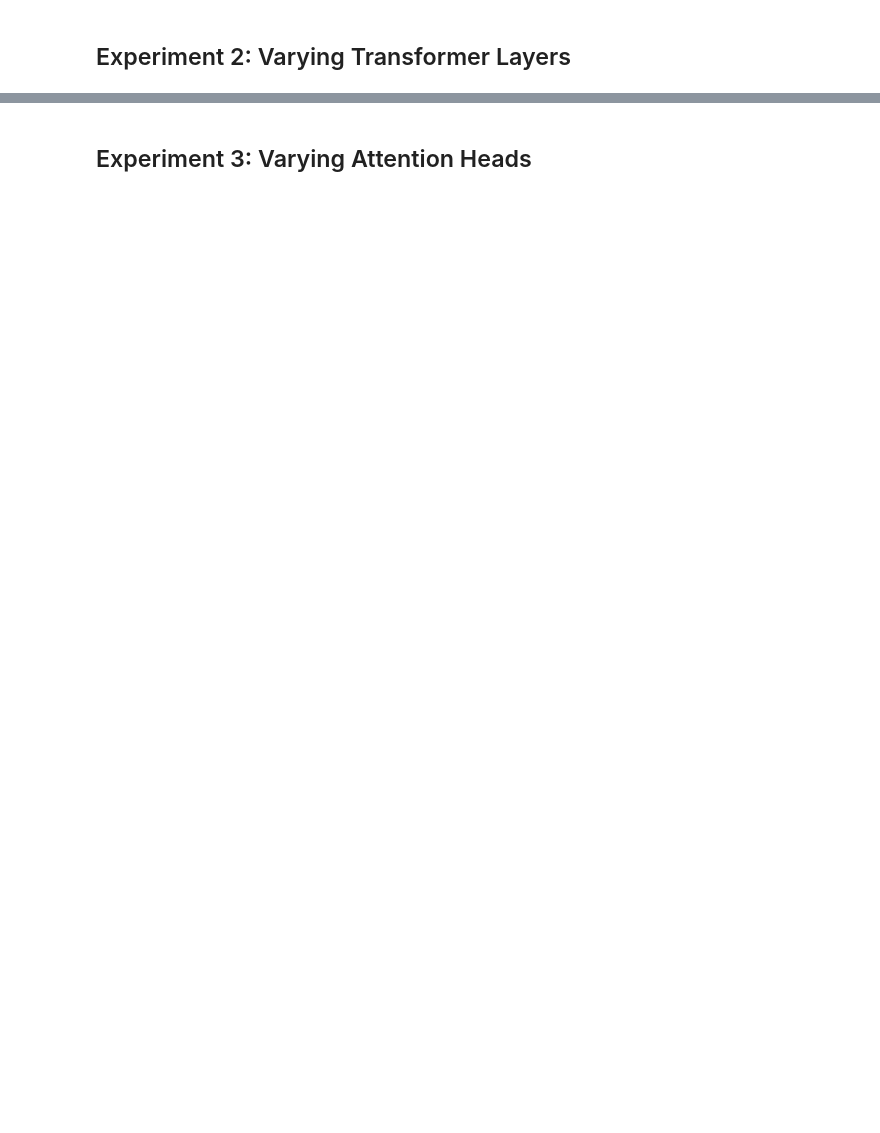
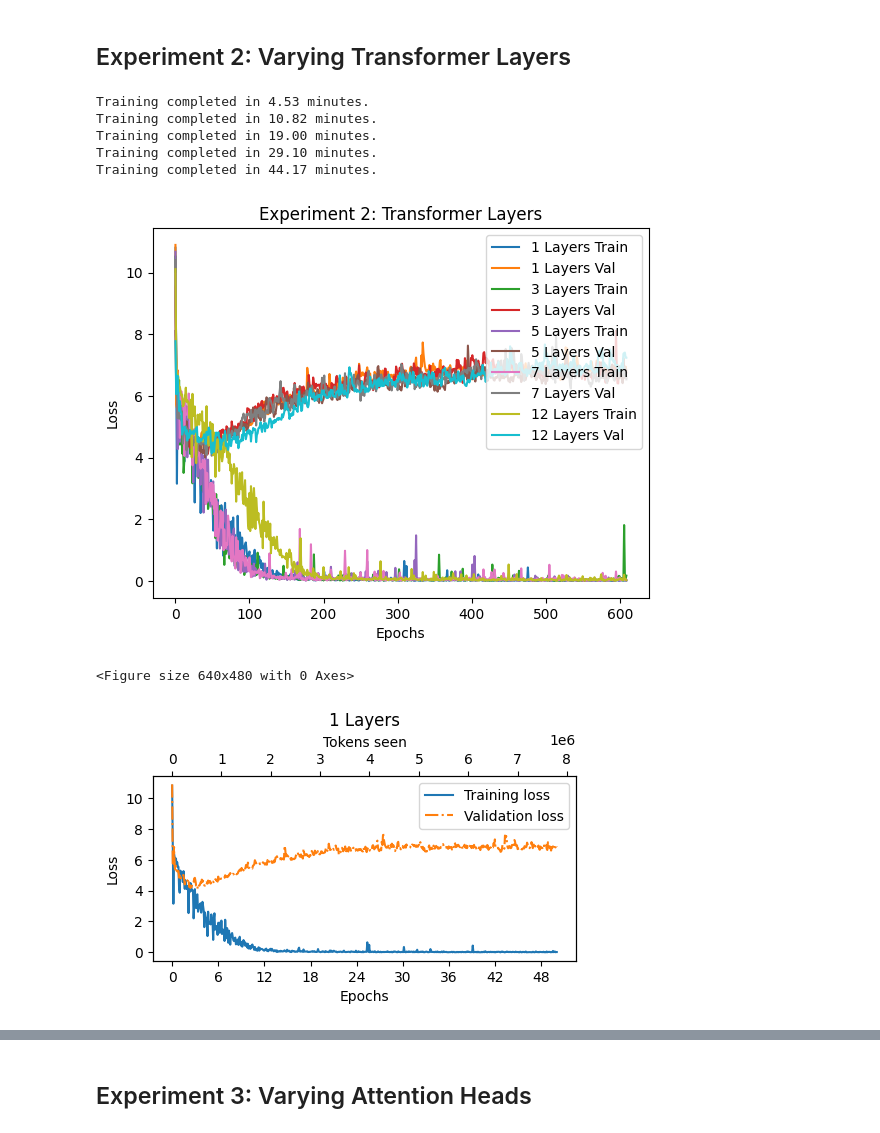
Before and after one commit to amankiitg/GenAI, a Jupyter notebook: Live_LLMScratch_Final_Experiments.ipynb, the cells around one changed output, grey strips where cells are left out. Cells and saved outputs as stored; diff of their text form; code cells hidden in the pictures; blank space fills up the shorter version.

```diff
--- a/Live_LLMScratch_Final_Experiments.ipynb
+++ b/Live_LLMScratch_Final_Experiments.ipynb
@@ -951,6 +966,8 @@ KeyboardInterrupt:
 
 layer_counts = [1, 3, 5, 7, 12]
 results_exp2 = {}
+import time
+start_time = time.time()
 
 for n_layers in layer_counts:
     GPT_CONFIG_124M_test = {
@@ -964,30 +981,39 @@ for n_layers in layer_counts:
     }
     model = GPTModel(GPT_CONFIG_124M_test)
     model.to(device)
     optimizer = torch.optim.AdamW(model.parameters(), lr=0.0004, weight_decay=0.1)
 
     num_epochs = 50
     train_losses, val_losses, tokens_seen = train_model_simple(
         model, train_loader, val_loader, optimizer, device,
         num_epochs=num_epochs, eval_freq=num_epochs/2, eval_iter=1,
         start_context="He said we came here", tokenizer=tokenizer
     )
 
     end_time = time.time()
     execution_time_minutes = (end_time - start_time) / 60
     print(f"Training completed in {execution_time_minutes:.2f} minutes.")
 
     results_exp2[n_layers] = (train_losses, val_losses, tokens_seen)
     plt.plot(train_losses, label=f"{n_layers} Layers Train")
     plt.plot(val_losses, label=f"{n_layers} Layers Val")
 
 plt.title("Experiment 2: Transformer Layers")
 plt.xlabel("Epochs")
 plt.ylabel("Loss")
 plt.legend()
 plt.show()
 plt.savefig("/content/images/Exper2.png")
 
 for n_layers, (train_losses, val_losses, tokens_seen) in results_exp2.items():
   epochs_tensor = torch.linspace(0, num_epochs, len(train_losses))
   plot_losses(epochs_tensor, tokens_seen, train_losses, val_losses, f"{n_layers} Layers")
+# %% [output]
+Training completed in 4.53 minutes.
+Training completed in 10.82 minutes.
+Training completed in 19.00 minutes.
+Training completed in 29.10 minutes.
+Training completed in 44.17 minutes.
+[figure, added]
+<Figure size 640x480 with 0 Axes>
+[figure, added]
```
Also changed, not shown: parts of 15 cells of this notebook.
